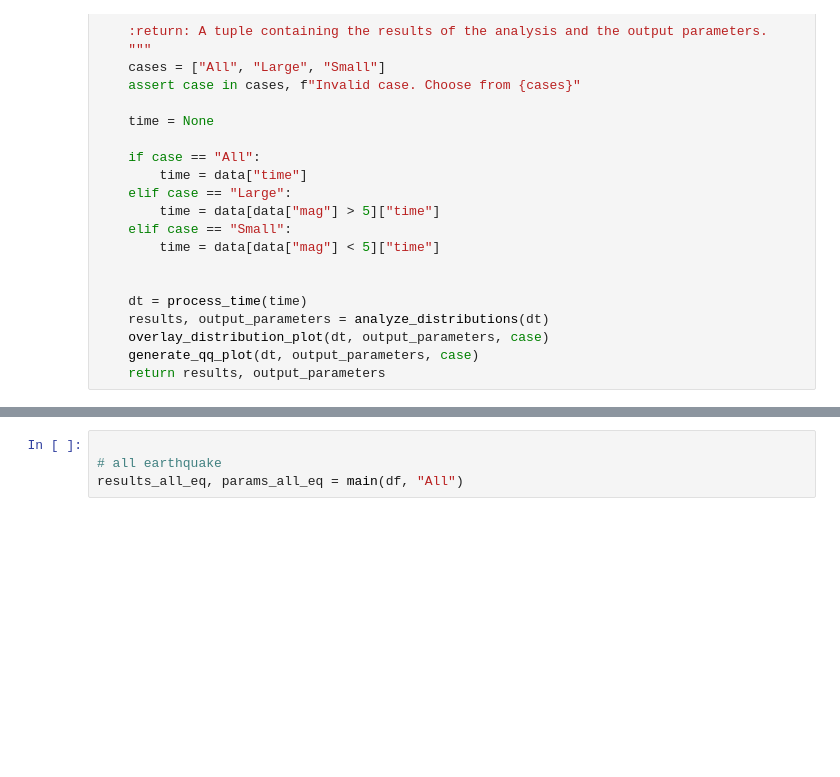
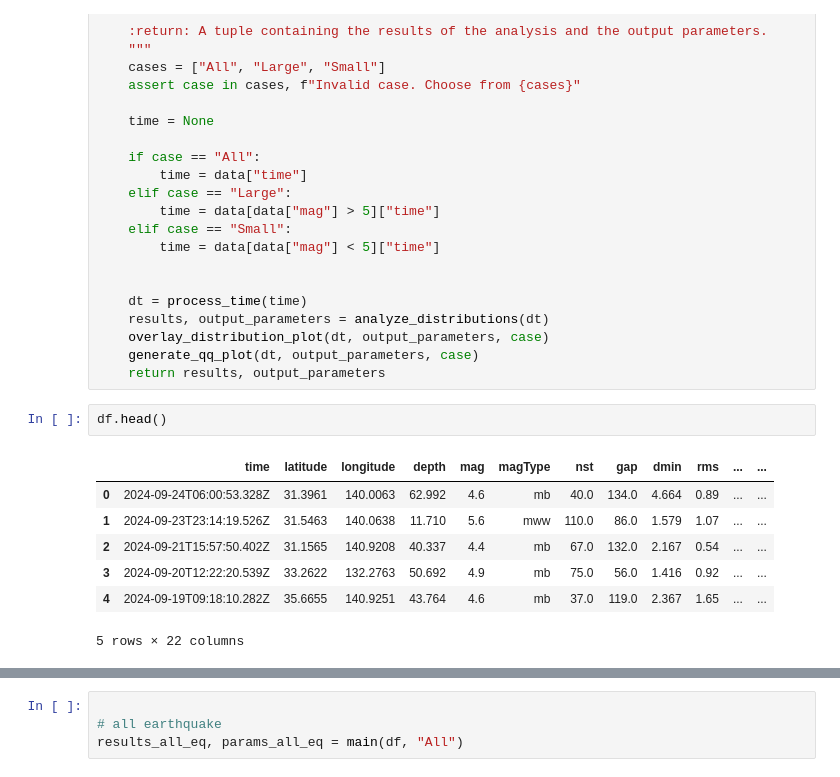
Before and after one commit to stilxam/mm, a Jupyter notebook: hypothesis_testing.ipynb, the cells around one changed output, grey strips where cells are left out. Cells and saved outputs as stored; diff of their text form; blank space fills up the shorter version.

```diff
--- a/hypothesis_testing.ipynb
+++ b/hypothesis_testing.ipynb
@@ -215,3 +215,13 @@ def main(data:pd.DataFrame, case:str) -> Tuple[List[List[Any]], Dict[str, Dict[s
     overlay_distribution_plot(dt, output_parameters, case)
     generate_qq_plot(dt, output_parameters, case)
     return results, output_parameters
+# %%
+df.head()
+# %% [output]
+|  | time | latitude | longitude | depth | mag | magType | nst | gap | dmin | rms | ... | ... |
+| 0 | 2024-09-24T06:00:53.328Z | 31.3961 | 140.0063 | 62.992 | 4.6 | mb | 40.0 | 134.0 | 4.664 | 0.89 | ... | ... |
+| 1 | 2024-09-23T23:14:19.526Z | 31.5463 | 140.0638 | 11.710 | 5.6 | mww | 110.0 | 86.0 | 1.579 | 1.07 | ... | ... |
+| 2 | 2024-09-21T15:57:50.402Z | 31.1565 | 140.9208 | 40.337 | 4.4 | mb | 67.0 | 132.0 | 2.167 | 0.54 | ... | ... |
+| 3 | 2024-09-20T12:22:20.539Z | 33.2622 | 132.2763 | 50.692 | 4.9 | mb | 75.0 | 56.0 | 1.416 | 0.92 | ... | ... |
+| 4 | 2024-09-19T09:18:10.282Z | 35.6655 | 140.9251 | 43.764 | 4.6 | mb | 37.0 | 119.0 | 2.367 | 1.65 | ... | ... |
+5 rows × 22 columns
```
Also changed, not shown: parts of 2 cells of this notebook, 3 other files.
